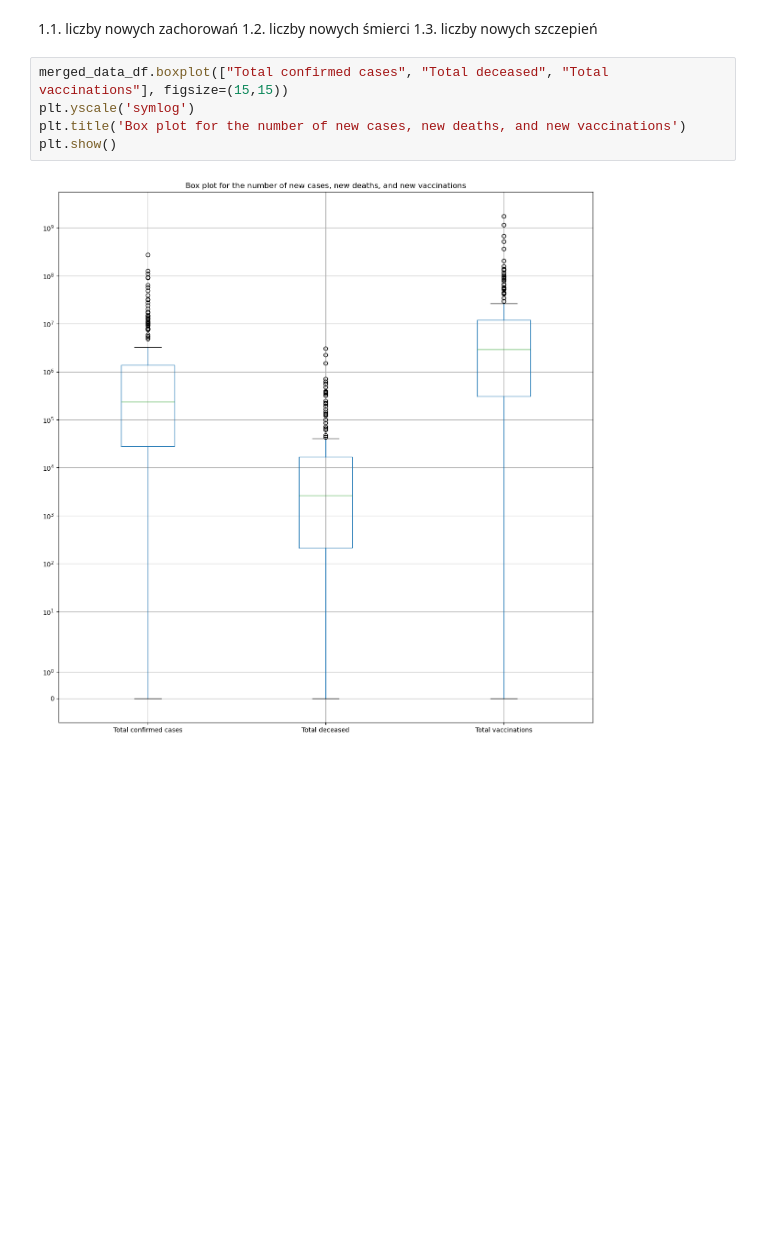
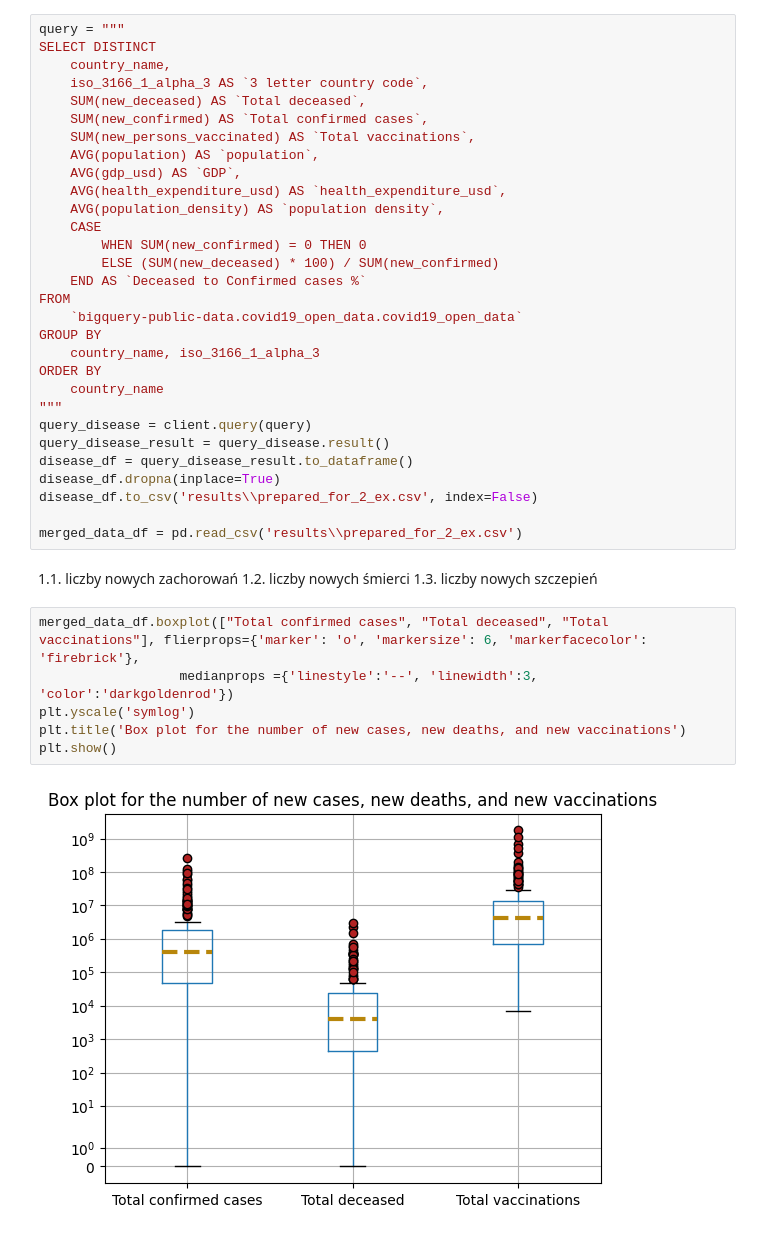
Before and after one commit to qmacdom/BigData, a Jupyter notebook: zad2.ipynb, the cells around one changed output. Drawn from its saved outputs; the diff is of its cells as text; blank space fills up the shorter version.

```diff
--- a/zad2.ipynb
+++ b/zad2.ipynb
@@ -10,11 +15,42 @@ merged_data_df = pd.read_csv('results\\5task_merged.csv')
+# %%
+query = """
+SELECT DISTINCT
+    country_name,
+    iso_3166_1_alpha_3 AS `3 letter country code`,
+    SUM(new_deceased) AS `Total deceased`,
+    SUM(new_confirmed) AS `Total confirmed cases`,
+    SUM(new_persons_vaccinated) AS `Total vaccinations`,
+    AVG(population) AS `population`,
+    AVG(gdp_usd) AS `GDP`,
+    AVG(health_expenditure_usd) AS `health_expenditure_usd`,
+    AVG(population_density) AS `population density`,
+    CASE
+        WHEN SUM(new_confirmed) = 0 THEN 0
+        ELSE (SUM(new_deceased) * 100) / SUM(new_confirmed)
+    END AS `Deceased to Confirmed cases %`
+FROM
+    `bigquery-public-data.covid19_open_data.covid19_open_data`
+GROUP BY
+    country_name, iso_3166_1_alpha_3
+ORDER BY
+    country_name
+"""
+query_disease = client.query(query)
+query_disease_result = query_disease.result()
+disease_df = query_disease_result.to_dataframe()
+disease_df.dropna(inplace=True)
+disease_df.to_csv('results\\prepared_for_2_ex.csv', index=False)
+
+merged_data_df = pd.read_csv('results\\prepared_for_2_ex.csv')
 # %% [markdown]
 1.1. liczby nowych zachorowań
 1.2. liczby nowych śmierci
 1.3. liczby nowych szczepień
 # %%
-merged_data_df.boxplot(["Total confirmed cases", "Total deceased", "Total vaccinations"], figsize=(15,15))
+merged_data_df.boxplot(["Total confirmed cases", "Total deceased", "Total vaccinations"], flierprops={'marker': 'o', 'markersize': 6, 'markerfacecolor': 'firebrick'},
+                  medianprops ={'linestyle':'--', 'linewidth':3, 'color':'darkgoldenrod'})
 plt.yscale('symlog')
 plt.title('Box plot for the number of new cases, new deaths, and new vaccinations')
 plt.show()
 # %% [output]
-[figure, old version]
+[figure, new version]
```
Also changed, not shown: parts of 10 cells of this notebook.
